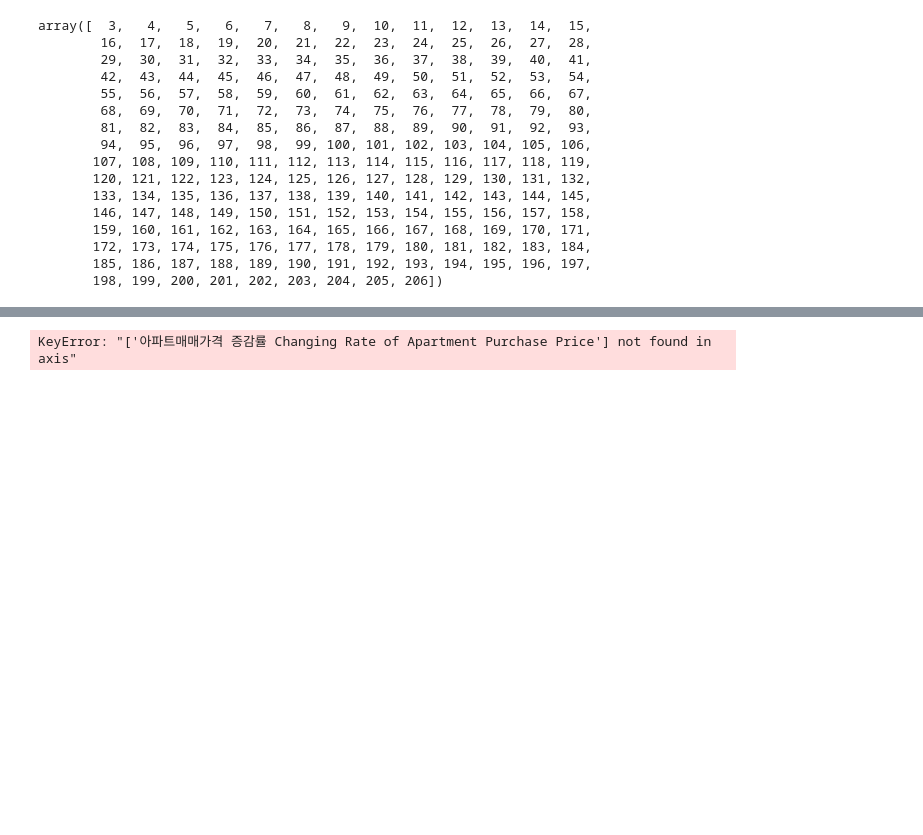
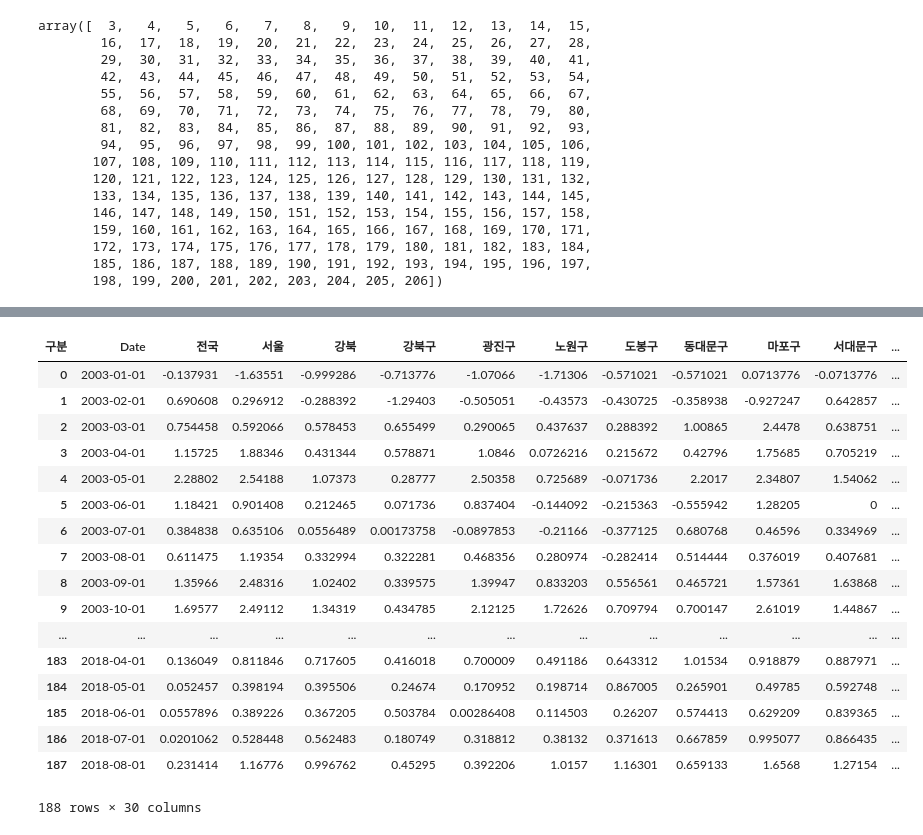
Before and after one commit to tax-k/KB_price_crawling, a Jupyter notebook: LSTM.ipynb, the cells around one changed output, grey strips where cells are left out. Saved outputs shown, nothing was run; the diff lists cells and outputs as text; code cells hidden in the pictures; blank space fills up the shorter version.

Commit message:
Fin Timeseries Data manipulation

```diff
--- a/LSTM.ipynb
+++ b/LSTM.ipynb
@@ -124,0 +259,4 @@ tmp.head()
+# %%
+loc_code[0] = 'Date'
+# %%
+tmp2.columns = loc_code
@@ -124,0 +273,2 @@ tmp.head()
+# %%
+tmp2 = tmp2.reset_index()
@@ -125,4 +284,23 @@ tmp.head()
 # %%
-tmp.drop(["아파트매매가격 증감률 Changing Rate of Apartment Purchase Price"], 0)
+fin_data = tmp2.drop('아파트매매가격 증감률  Changing Rate of Apartment Purchase Price', 1)
-# %% [output]
-KeyError: "['아파트매매가격 증감률 Changing Rate of Apartment Purchase Price'] not found in axis"
+# %%
+fin_data
+# %% [output]
+| 구분 | Date | 전국 | 서울 | 강북 | 강북구 | 광진구 | 노원구 | 도봉구 | 동대문구 | 마포구 | 서대문구 | ... |
+| 0 | 2003-01-01 | -0.137931 | -1.63551 | -0.999286 | -0.713776 | -1.07066 | -1.71306 | -0.571021 | -0.571021 | 0.0713776 | -0.0713776 | ... |
+| 1 | 2003-02-01 | 0.690608 | 0.296912 | -0.288392 | -1.29403 | -0.505051 | -0.43573 | -0.430725 | -0.358938 | -0.927247 | 0.642857 | ... |
+| 2 | 2003-03-01 | 0.754458 | 0.592066 | 0.578453 | 0.655499 | 0.290065 | 0.437637 | 0.288392 | 1.00865 | 2.4478 | 0.638751 | ... |
+| 3 | 2003-04-01 | 1.15725 | 1.88346 | 0.431344 | 0.578871 | 1.0846 | 0.0726216 | 0.215672 | 0.42796 | 1.75685 | 0.705219 | ... |
+| 4 | 2003-05-01 | 2.28802 | 2.54188 | 1.07373 | 0.28777 | 2.50358 | 0.725689 | -0.071736 | 2.2017 | 2.34807 | 1.54062 | ... |
+| 5 | 2003-06-01 | 1.18421 | 0.901408 | 0.212465 | 0.071736 | 0.837404 | -0.144092 | -0.215363 | -0.555942 | 1.28205 | 0 | ... |
+| 6 | 2003-07-01 | 0.384838 | 0.635106 | 0.0556489 | 0.00173758 | -0.0897853 | -0.21166 | -0.377125 | 0.680768 | 0.46596 | 0.334969 | ... |
+| 7 | 2003-08-01 | 0.611475 | 1.19354 | 0.332994 | 0.322281 | 0.468356 | 0.280974 | -0.282414 | 0.514444 | 0.376019 | 0.407681 | ... |
+| 8 | 2003-09-01 | 1.35966 | 2.48316 | 1.02402 | 0.339575 | 1.39947 | 0.833203 | 0.556561 | 0.465721 | 1.57361 | 1.63868 | ... |
+| 9 | 2003-10-01 | 1.69577 | 2.49112 | 1.34319 | 0.434785 | 2.12125 | 1.72626 | 0.709794 | 0.700147 | 2.61019 | 1.44867 | ... |
+| ... | ... | ... | ... | ... | ... | ... | ... | ... | ... | ... | ... | ... |
+| 183 | 2018-04-01 | 0.136049 | 0.811846 | 0.717605 | 0.416018 | 0.700009 | 0.491186 | 0.643312 | 1.01534 | 0.918879 | 0.887971 | ... |
+| 184 | 2018-05-01 | 0.052457 | 0.398194 | 0.395506 | 0.24674 | 0.170952 | 0.198714 | 0.867005 | 0.265901 | 0.49785 | 0.592748 | ... |
+| 185 | 2018-06-01 | 0.0557896 | 0.389226 | 0.367205 | 0.503784 | 0.00286408 | 0.114503 | 0.26207 | 0.574413 | 0.629209 | 0.839365 | ... |
+| 186 | 2018-07-01 | 0.0201062 | 0.528448 | 0.562483 | 0.180749 | 0.318812 | 0.38132 | 0.371613 | 0.667859 | 0.995077 | 0.866435 | ... |
+| 187 | 2018-08-01 | 0.231414 | 1.16776 | 0.996762 | 0.45295 | 0.392206 | 1.0157 | 1.16301 | 0.659133 | 1.6568 | 1.27154 | ... |
+188 rows × 30 columns
```
Also changed, not shown: parts of 20 cells of this notebook.
